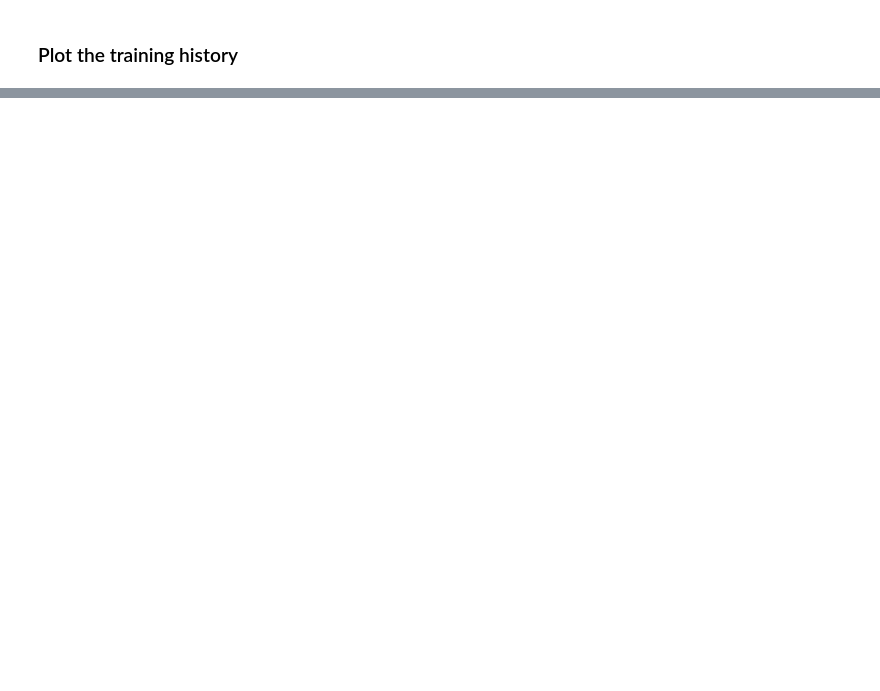
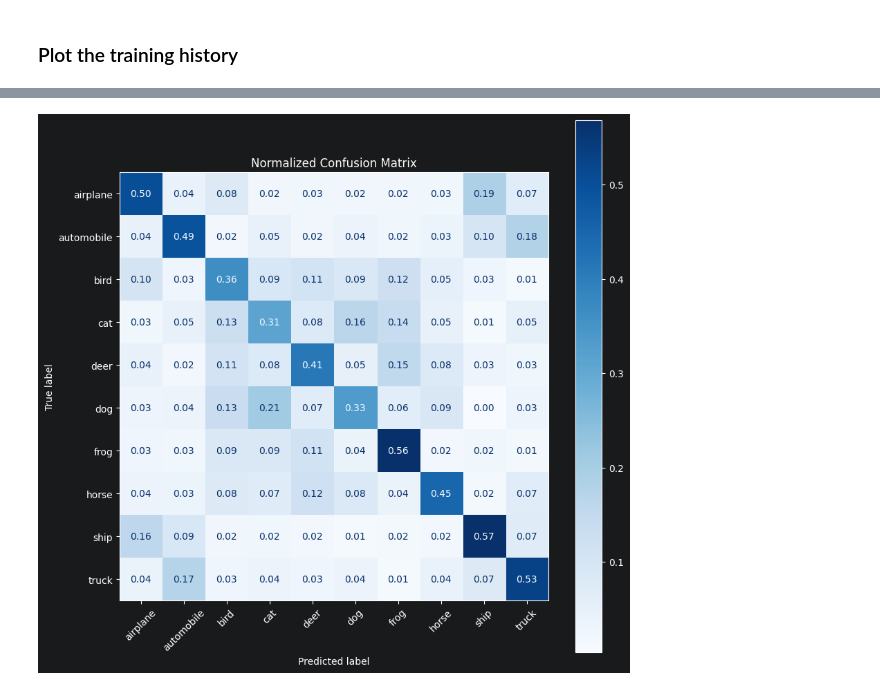
Before and after one commit to pavlovamarija-sys/CIFAR10-Computer-Vision-Transfer-Learning, a Jupyter notebook: notebooks/cifar10_transfer_learning.ipynb, the cells around one changed output, grey strips where cells are left out. Cells and saved outputs as stored; diff of their text form; code cells hidden in the pictures; blank space fills up the shorter version.

```diff
--- a/notebooks/cifar10_transfer_learning.ipynb
+++ b/notebooks/cifar10_transfer_learning.ipynb
@@ -400,0 +418,25 @@ Although the final accuracy is moderate, the project successfully demonstrates t
+# %%
+# Normalized confusion matrix
+cm_normalized = confusion_matrix(
+    true_labels,
+    predicted_labels,
+    normalize='true'
+)
+
+disp = ConfusionMatrixDisplay(
+    confusion_matrix=cm_normalized,
+    display_labels=class_names
+)
+
+fig, ax = plt.subplots(figsize=(10, 10))
+disp.plot(
+    cmap="Blues",
+    xticks_rotation=45,
+    values_format=".2f",
+    ax=ax
+)
+
+plt.title("Normalized Confusion Matrix")
+plt.show()
+# %% [output]
+[figure, added]
```
Also changed, not shown: parts of 21 cells of this notebook.
